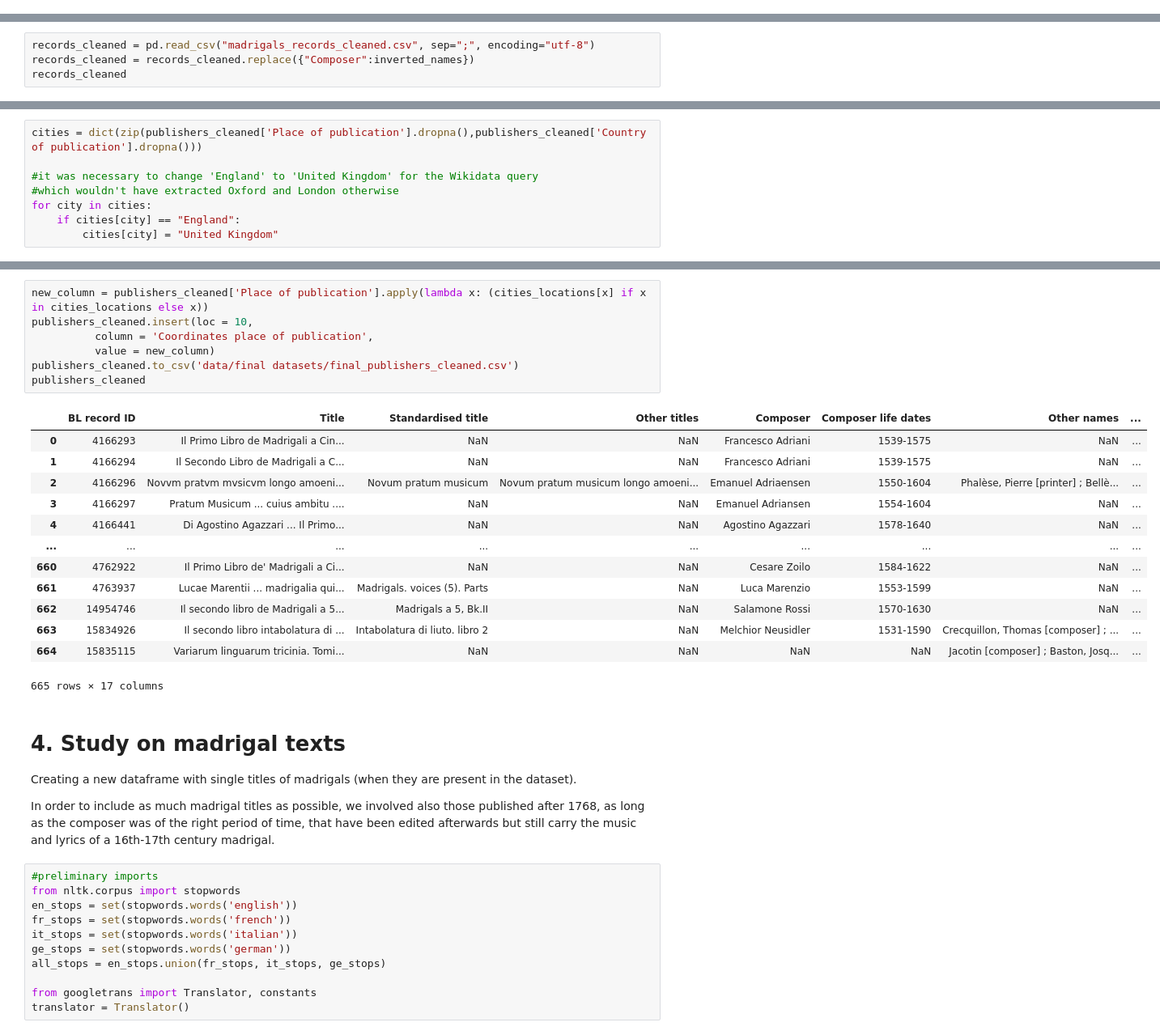
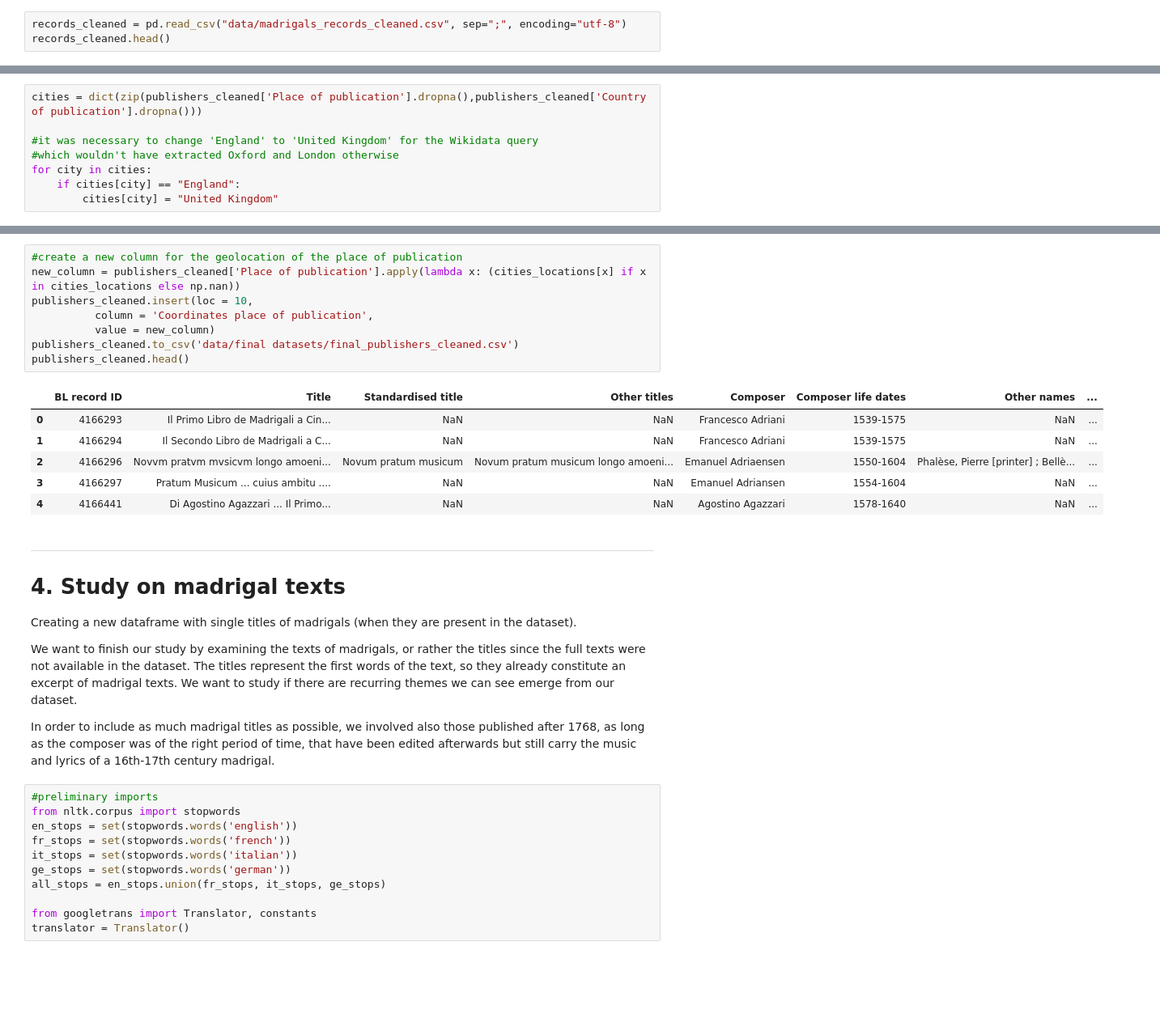
Before and after one commit to Madrigalis/Madrigalis.github.io, a Jupyter notebook: Madrigals.ipynb, the cells around one changed output, grey strips where cells are left out. Shown at 81% size. Drawn from its saved outputs; the diff is of its cells as text; blank space fills up the shorter version.

```diff
--- a/Madrigals.ipynb
+++ b/Madrigals.ipynb
@@ -96,0 +165,3 @@ for composer in dict_composers['Composer life dates']:
+# %%
+records_cleaned = pd.read_csv("data/madrigals_records_cleaned.csv", sep=";", encoding="utf-8")
+records_cleaned.head()
@@ -375,4 +370,0 @@ By hand, we extracted the number of voices for which each record has been compos
-# %%
-records_cleaned = pd.read_csv("madrigals_records_cleaned.csv", sep=";", encoding="utf-8")
-records_cleaned = records_cleaned.replace({"Composer":inverted_names})
-records_cleaned
@@ -502,29 +470,27 @@ Point(12.331944444 45.439722222)
 # %%
-new_column = publishers_cleaned['Place of publication'].apply(lambda x: (cities_locations[x] if x in cities_locations else x))
+#create a new column for the geolocation of the place of publication
+new_column = publishers_cleaned['Place of publication'].apply(lambda x: (cities_locations[x] if x in cities_locations else np.nan))
 publishers_cleaned.insert(loc = 10,
           column = 'Coordinates place of publication',
           value = new_column)
 publishers_cleaned.to_csv('data/final datasets/final_publishers_cleaned.csv')
-publishers_cleaned
+publishers_cleaned.head()
 # %% [output]
 |  | BL record ID | Title | Standardised title | Other titles | Composer | Composer life dates | Other names | ... |
 | 0 | 4166293 | Il Primo Libro de Madrigali a Cin... | NaN | NaN | Francesco Adriani | 1539-1575 | NaN | ... |
 | 1 | 4166294 | Il Secondo Libro de Madrigali a C... | NaN | NaN | Francesco Adriani | 1539-1575 | NaN | ... |
 | 2 | 4166296 | Novvm pratvm mvsicvm longo amoeni... | Novum pratum musicum | Novum pratum musicum longo amoeni... | Emanuel Adriaensen | 1550-1604 | Phalèse, Pierre [printer] ; Bellè... | ... |
 | 3 | 4166297 | Pratum Musicum ... cuius ambitu .... | NaN | NaN | Emanuel Adriansen | 1554-1604 | NaN | ... |
 | 4 | 4166441 | Di Agostino Agazzari ... Il Primo... | NaN | NaN | Agostino Agazzari | 1578-1640 | NaN | ... |
-| ... | ... | ... | ... | ... | ... | ... | ... | ... |
-| 660 | 4762922 | Il Primo Libro de' Madrigali a Ci... | NaN | NaN | Cesare Zoilo | 1584-1622 | NaN | ... |
-| 661 | 4763937 | Lucae Marentii ... madrigalia qui... | Madrigals. voices (5). Parts | NaN | Luca Marenzio | 1553-1599 | NaN | ... |
-| 662 | 14954746 | Il secondo libro de Madrigali a 5... | Madrigals a 5, Bk.II | NaN | Salamone Rossi | 1570-1630 | NaN | ... |
-| 663 | 15834926 | Il secondo libro intabolatura di ... | Intabolatura di liuto. libro 2 | NaN | Melchior Neusidler | 1531-1590 | Crecquillon, Thomas [composer] ; ... | ... |
-| 664 | 15835115 | Variarum linguarum tricinia. Tomi... | NaN | NaN | NaN | NaN | Jacotin [composer] ; Baston, Josq... | ... |
-665 rows × 17 columns
 # %% [markdown]
+<hr>
+
 # 4. Study on madrigal texts
 
 Creating a new dataframe with single titles of madrigals (when they are present in the dataset).
 
+We want to finish our study by examining the texts of madrigals, or rather the titles since the full texts were not available in the dataset. The titles represent the first words of the text, so they already constitute an excerpt of madrigal texts. We want to study if there are recurring themes we can see emerge from our dataset.
+
 In order to include as much madrigal titles as possible, we involved also those published after 1768, as long as the composer was of the right period of time, that have been edited afterwards but still carry the music and lyrics of a 16th-17th century madrigal.
 # %%
 #preliminary imports
```
Also changed, not shown: parts of 49 cells of this notebook.
